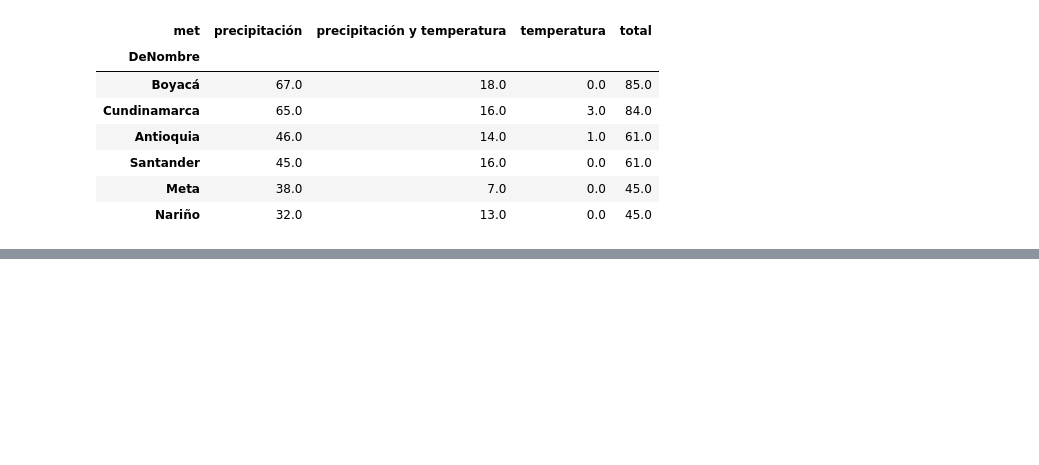
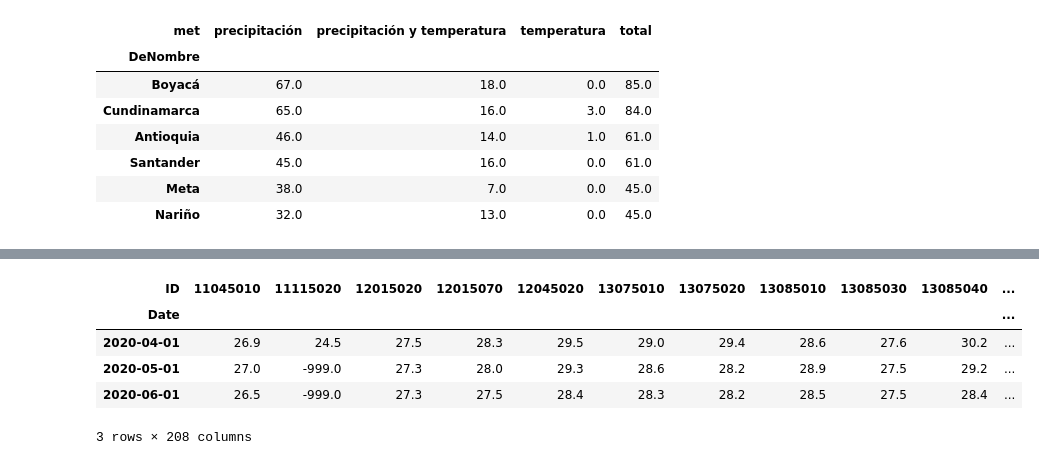
Before and after one commit to jofmorenore/TS_Climatic, a Jupyter notebook: python/Spatial_TS_Climatic.ipynb, the cells around one changed output, grey strips where cells are left out. Saved outputs shown, nothing was run; the diff lists cells and outputs as text; code cells hidden in the pictures; blank space fills up the shorter version.

```diff
--- a/python/Spatial_TS_Climatic.ipynb
+++ b/python/Spatial_TS_Climatic.ipynb
@@ -200,0 +235,6 @@ tbl_depto_met.sort_values('total', ascending = False).head(6)
+# %%
+tmed_col = pd.read_excel('/home/fm/Downloads/tmed_col2.xlsx', sheet_name= 'Data')
+tmed_col = tmed_col.pivot_table('obs_values', ['Date'], 'ID')
+print([tmed_col.shape, min(tmed_col.index), max(tmed_col.index)])
+tmed_col.tail(3)
+# %% [output]
@@ -200,0 +242,6 @@ tbl_depto_met.sort_values('total', ascending = False).head(6)
+| ID | 11045010 | 11115020 | 12015020 | 12015070 | 12045020 | 13075010 | 13075020 | 13085010 | 13085030 | 13085040 | ... |
+| Date |  |  |  |  |  |  |  |  |  |  | ... |
+| 2020-04-01 | 26.9 | 24.5 | 27.5 | 28.3 | 29.5 | 29.0 | 29.4 | 28.6 | 27.6 | 30.2 | ... |
+| 2020-05-01 | 27.0 | -999.0 | 27.3 | 28.0 | 29.3 | 28.6 | 28.2 | 28.9 | 27.5 | 29.2 | ... |
+| 2020-06-01 | 26.5 | -999.0 | 27.3 | 27.5 | 28.4 | 28.3 | 28.2 | 28.5 | 27.5 | 28.4 | ... |
+3 rows × 208 columns
```
Also changed, not shown: parts of 26 cells of this notebook.
